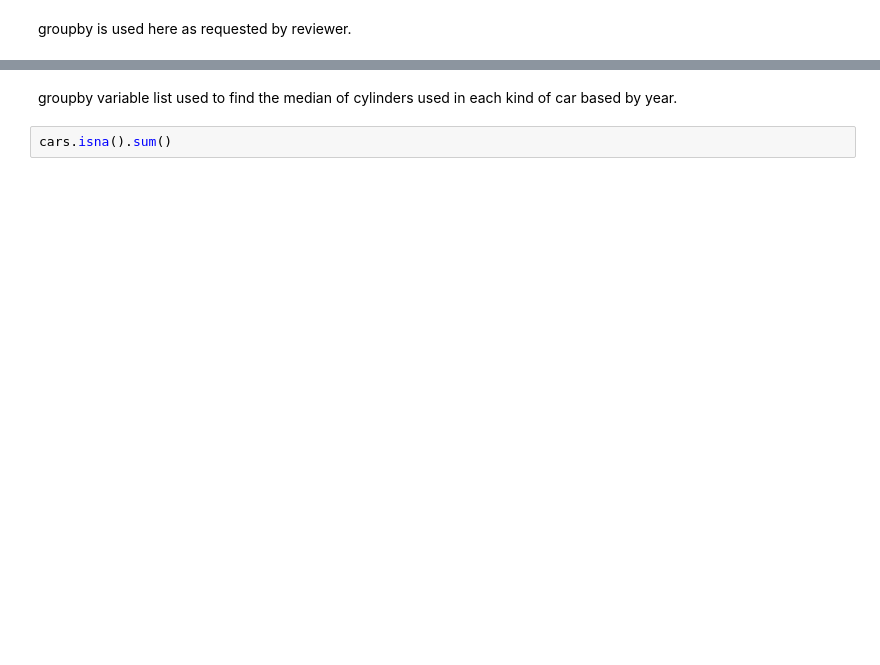
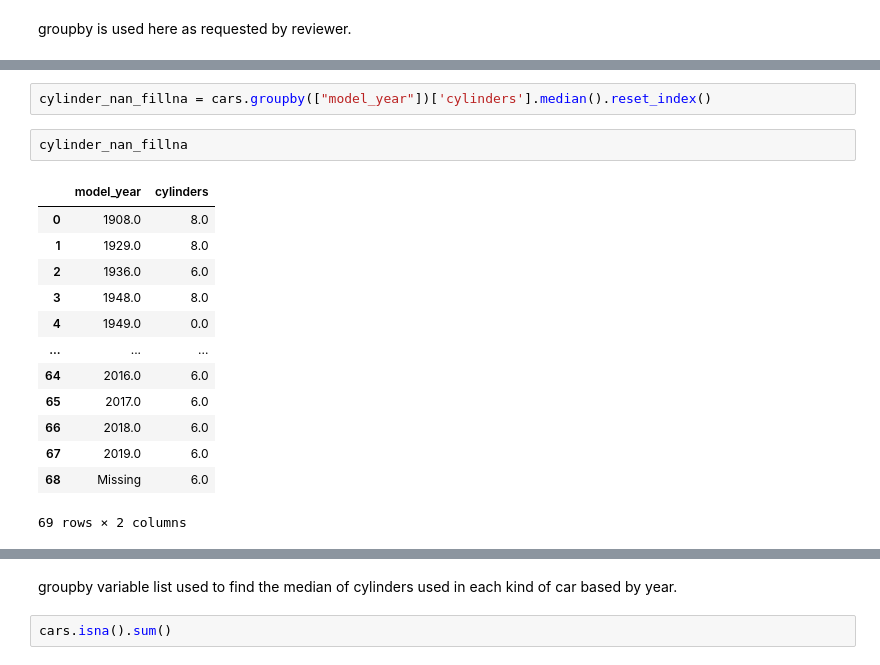
Before and after one commit to R3M33/sprint4_project, a Jupyter notebook: Notebooks/EDA.ipynb, the cells around one changed output, grey strips where cells are left out. Saved outputs shown, nothing was run; the diff lists cells and outputs as text; blank space fills up the shorter version.

```diff
--- a/Notebooks/EDA.ipynb
+++ b/Notebooks/EDA.ipynb
@@ -99,0 +100,18 @@ Name: cylinders, Length: 264, dtype: float64
+# %%
+cylinder_nan_fillna = cars.groupby(["model_year"])['cylinders'].median().reset_index()
+# %%
+cylinder_nan_fillna
+# %% [output]
+|  | model_year | cylinders |
+| 0 | 1908.0 | 8.0 |
+| 1 | 1929.0 | 8.0 |
+| 2 | 1936.0 | 6.0 |
+| 3 | 1948.0 | 8.0 |
+| 4 | 1949.0 | 0.0 |
+| ... | ... | ... |
+| 64 | 2016.0 | 6.0 |
+| 65 | 2017.0 | 6.0 |
+| 66 | 2018.0 | 6.0 |
+| 67 | 2019.0 | 6.0 |
+| 68 | Missing | 6.0 |
+69 rows × 2 columns
```
Also changed, not shown: parts of 9 cells of this notebook.
